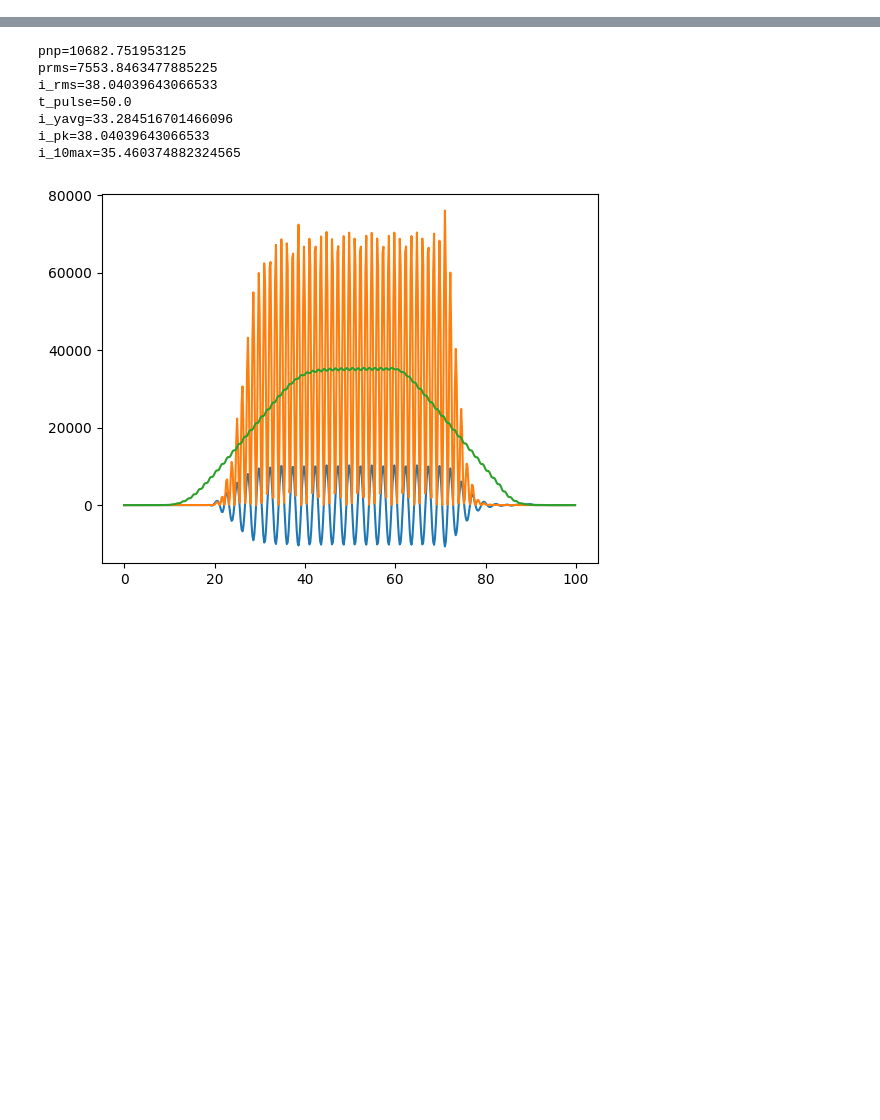
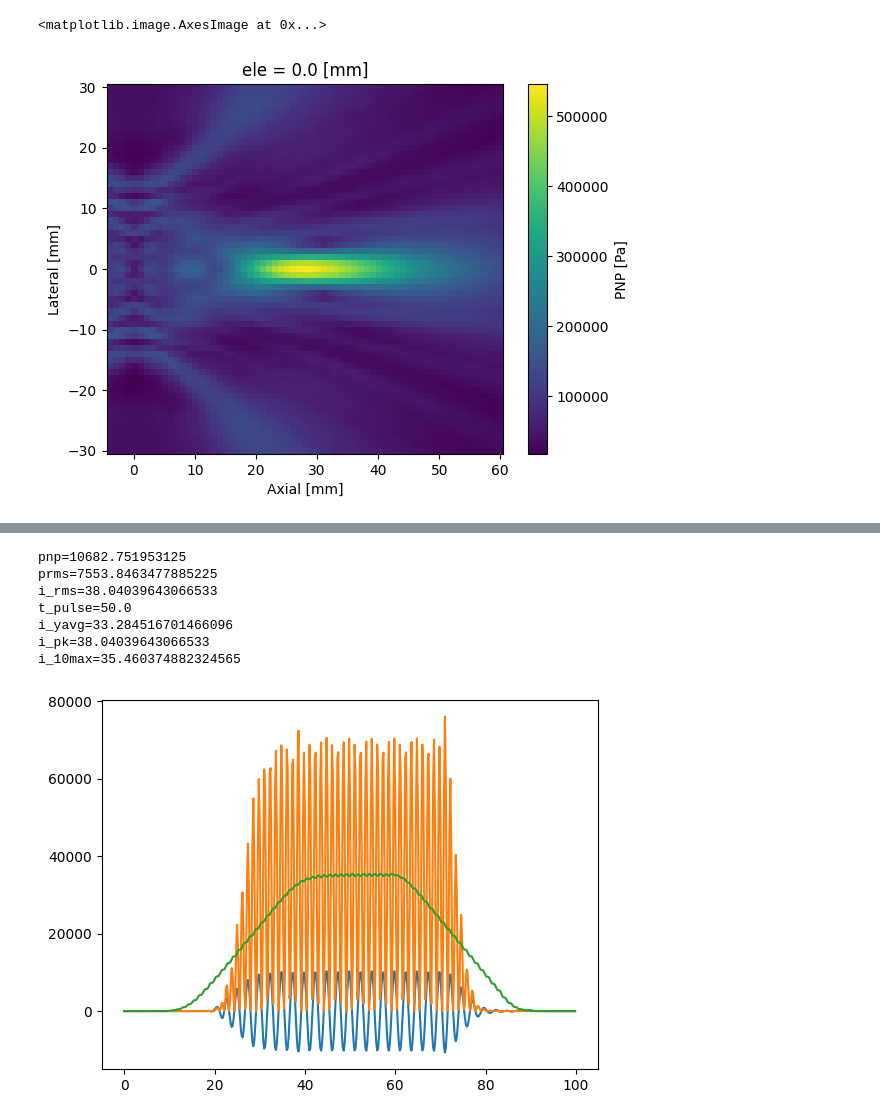
Before and after one commit to OpenwaterHealth/OpenLIFU-python, a Jupyter notebook: test_notebooks/test_plan.ipynb, the cells around one changed output, grey strips where cells are left out. Drawn from its saved outputs; the diff is of its cells as text; code cells hidden in the pictures; blank space fills up the shorter version.

```diff
--- a/test_notebooks/test_plan.ipynb
+++ b/test_notebooks/test_plan.ipynb
@@ -41,13 +39,13 @@ delays, apod = plan.bf_plan.beamform(arr=arr, target=pts[0], params=params)
 # %%
-ds, output = pyfus.sim.run_simulation(arr=arr,
-               params=params,
-               delays=delays,
-               apod= apod,
-               freq = pulse.frequency,
-               cycles = np.max([np.round(pulse.duration * pulse.frequency), 20]),
-               dt=plan.sim_grid.dt,
-               t_end=plan.sim_grid.t_end,
-               amplitude = 1,
-               db = db,
-               save_gridweights=False)
+ds = pyfus.sim.run_simulation(arr=arr,
+        params=params,
+        delays=delays,
+        apod= apod,
+        freq = pulse.frequency,
+        cycles = np.max([np.round(pulse.duration * pulse.frequency), 20]),
+        dt=protocol.sim_setup.dt,
+        t_end=protocol.sim_setup.t_end,
+        amplitude = 1,
+        db = db,
+        save_gridweights=False)
 # %% [output]
@@ -71,3 +69,8 @@ ds, output = pyfus.sim.run_simulation(arr=arr,
+# %%
+ds['p_min'].sel(ele=0).plot.imshow()
+# %% [output]
+<matplotlib.image.AxesImage at 0x...>
+[figure, added]
 # %%
 print(np.array(output['p']).max(axis=0))
 print(np.array(output['p']).min(axis=0))
```
Also changed, not shown: parts of 7 cells of this notebook, 34 other files.
